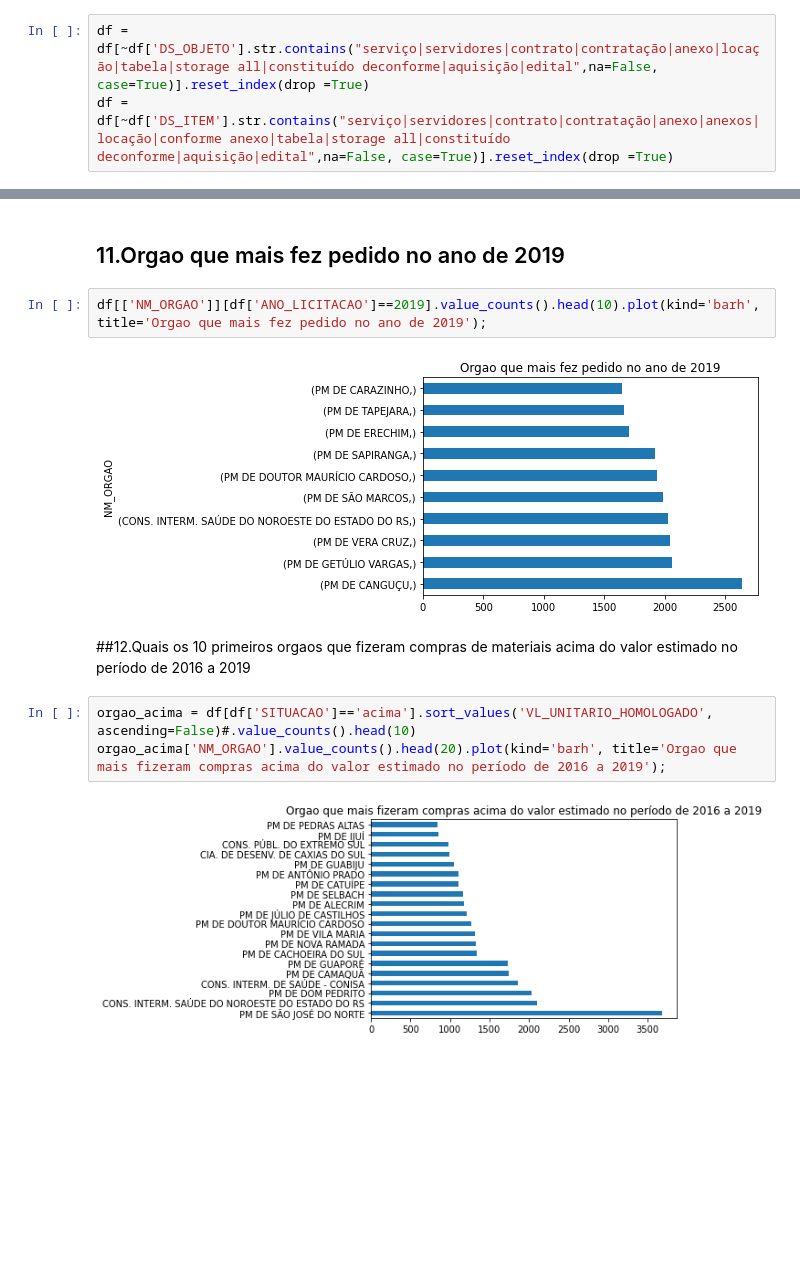
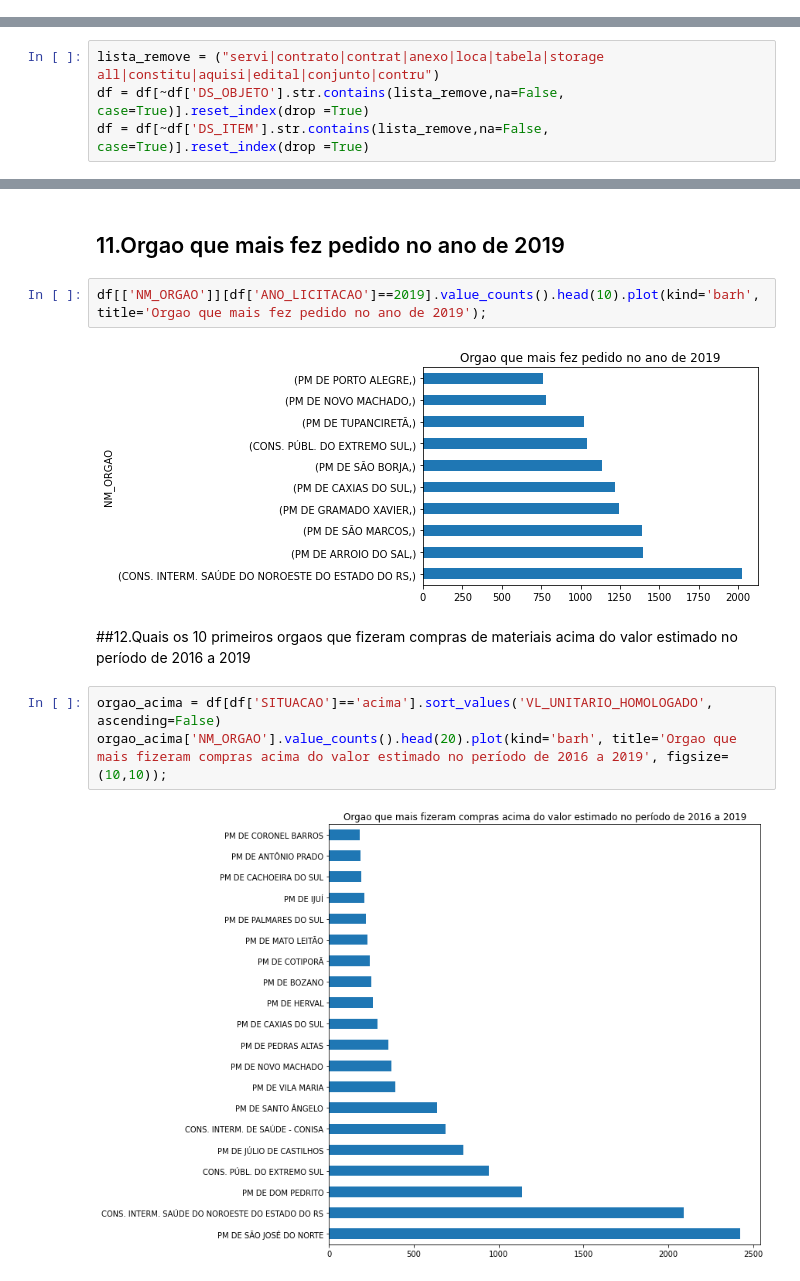
Before and after one commit to tuanymariiah/DSB, a Jupyter notebook: DSB_Processo_Seletivo.ipynb, the cells around one changed output, grey strips where cells are left out. Cells and saved outputs as stored; diff of their text form; blank space fills up the shorter version.

```diff
--- a/DSB_Processo_Seletivo.ipynb
+++ b/DSB_Processo_Seletivo.ipynb
@@ -74,15 +74,16 @@ df = licitacao_compras.merge(item[['CD_ORGAO','NR_LICITACAO', 'QT_ITENS','ANO_LI
 # %% [markdown]
 Um outro filtro também foi feito, porém dessa vez com palavras como *serviço|servidores|contrato|contratação|anexo|locação|tabela|storage all|constituído deconforme|aquisição|edital* tudo que poderia ser ser considerado um contrato de um serviço que não é considerado um bem material.
 Logo, todos os dados que possuem as palavras já mencionadas, foram excluídos do dataset.
-# %%
-df = df[~df['DS_OBJETO'].str.contains("serviço|servidores|contrato|contratação|anexo|locação|tabela|storage all|constituído deconforme|aquisição|edital",na=False, case=True)].reset_index(drop =True)
-df = df[~df['DS_ITEM'].str.contains("serviço|servidores|contrato|contratação|anexo|anexos|locação|conforme anexo|tabela|storage all|constituído deconforme|aquisição|edital",na=False, case=True)].reset_index(drop =True)
 # %% [markdown]
 números, pontuações, acentos, e stopwords foram removidos, e depois convertidos em letras minúsculas
 # %%
 #df = licitacao_compras.merge(item[['CD_ORGAO','NR_LICITACAO', 'QT_ITENS','ANO_LICITACAO', 'CD_TIPO_MODALIDADE', 'VL_UNITARIO_HOMOLOGADO','VL_TOTAL_HOMOLOGADO', 'VL_UNITARIO_ESTIMADO','VL_TOTAL_ESTIMADO','DS_ITEM']], how='inner', left_on=['CD_ORGAO','NR_LICITACAO', 'ANO_LICITACAO', 'CD_TIPO_MODALIDADE'], right_on=['CD_ORGAO','NR_LICITACAO', 'ANO_LICITACAO', 'CD_TIPO_MODALIDADE'])
 df['DS_ITEM'] = df['DS_ITEM'].apply( lambda x: re.sub( '[0-9]|\,|\.|\%|\/|\-|[^a-zA-Z0-9 \\\]','', x ).lower())
 df['DS_OBJETO'] = df['DS_OBJETO'].apply( lambda x: re.sub( '[0-9]|\,|\.|\%|\/|\-|[^a-zA-Z0-9 \\\]','', x ).lower())
+# %%
+lista_remove = ("servi|contrato|contrat|anexo|loca|tabela|storage all|constitu|aquisi|edital|conjunto|contru")
+df = df[~df['DS_OBJETO'].str.contains(lista_remove,na=False, case=True)].reset_index(drop =True)
+df = df[~df['DS_ITEM'].str.contains(lista_remove,na=False, case=True)].reset_index(drop =True)
 # %%
 dsitem = df['DS_ITEM']
 def Preprocessing(instancia):
@@ -312,11 +316,11 @@ df[['NM_ORGAO']][df['ANO_LICITACAO']==2018].value_counts().head(10).plot(kind='b
 # %%
 df[['NM_ORGAO']][df['ANO_LICITACAO']==2019].value_counts().head(10).plot(kind='barh', title='Orgao que mais fez pedido no ano de 2019');
 # %% [output]
-[figure, old version]
+[figure, new version]
 # %% [markdown]
 ##12.Quais os 10 primeiros orgaos que fizeram compras de materiais acima do valor estimado no período de 2016 a 2019
 # %%
-orgao_acima = df[df['SITUACAO']=='acima'].sort_values('VL_UNITARIO_HOMOLOGADO', ascending=False)#.value_counts().head(10)
-orgao_acima['NM_ORGAO'].value_counts().head(20).plot(kind='barh', title='Orgao que mais fizeram compras acima do valor estimado no período de 2016 a 2019');
+orgao_acima = df[df['SITUACAO']=='acima'].sort_values('VL_UNITARIO_HOMOLOGADO', ascending=False)
+orgao_acima['NM_ORGAO'].value_counts().head(20).plot(kind='barh', title='Orgao que mais fizeram compras acima do valor estimado no período de 2016 a 2019', figsize=(10,10));
 # %% [output]
-[figure, old version]
+[figure, new version]
```
Also changed, not shown: parts of 16 cells of this notebook.
